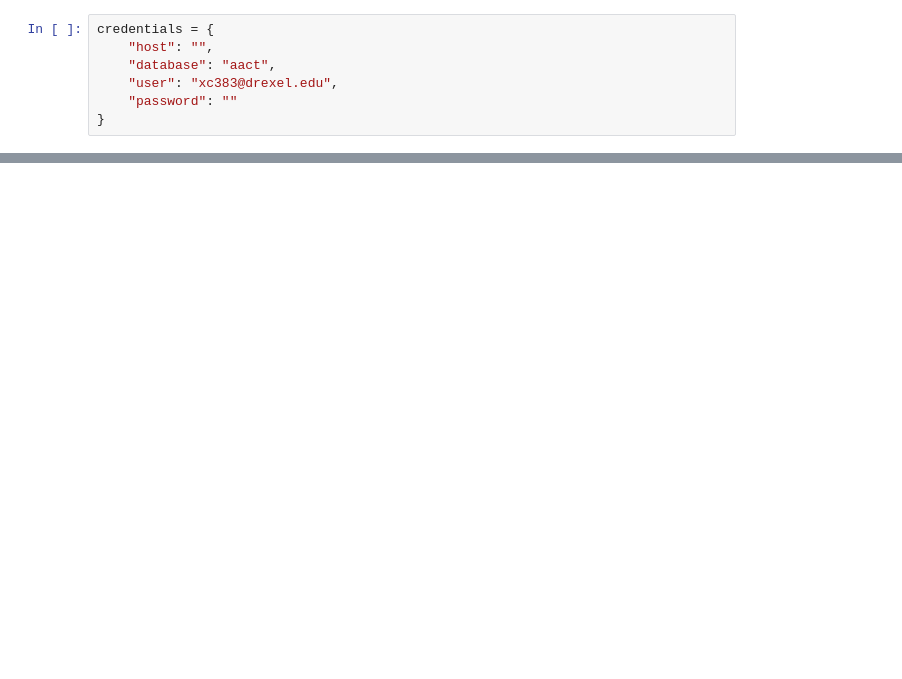
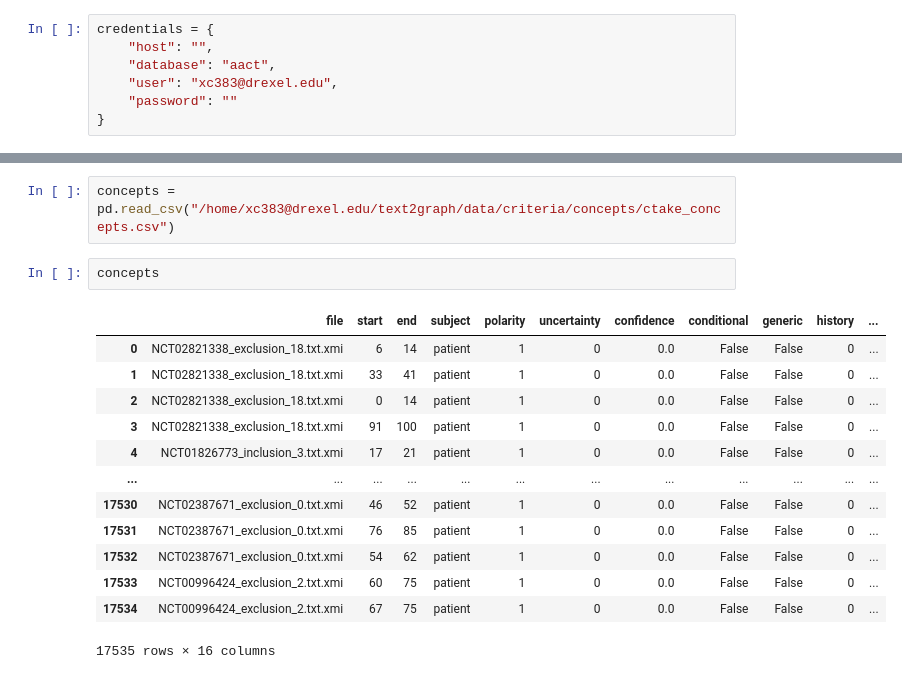
Before and after one commit to jxandercrawford/Text2Graph, a Jupyter notebook: experiments/criteria/base.ipynb, the cells around one changed output, grey strips where cells are left out. Drawn from its saved outputs; the diff is of its cells as text; blank space fills up the shorter version.

Commit message:
criteria

```diff
--- a/experiments/criteria/base.ipynb
+++ b/experiments/criteria/base.ipynb
@@ -149,0 +515,18 @@ inclusions
+# %%
+concepts = pd.read_csv("/home/xc383@drexel.edu/text2graph/data/criteria/concepts/ctake_concepts.csv")
+# %%
+concepts
+# %% [output]
+|  | file | start | end | subject | polarity | uncertainty | confidence | conditional | generic | history | ... |
+| 0 | NCT02821338_exclusion_18.txt.xmi | 6 | 14 | patient | 1 | 0 | 0.0 | False | False | 0 | ... |
+| 1 | NCT02821338_exclusion_18.txt.xmi | 33 | 41 | patient | 1 | 0 | 0.0 | False | False | 0 | ... |
+| 2 | NCT02821338_exclusion_18.txt.xmi | 0 | 14 | patient | 1 | 0 | 0.0 | False | False | 0 | ... |
+| 3 | NCT02821338_exclusion_18.txt.xmi | 91 | 100 | patient | 1 | 0 | 0.0 | False | False | 0 | ... |
+| 4 | NCT01826773_inclusion_3.txt.xmi | 17 | 21 | patient | 1 | 0 | 0.0 | False | False | 0 | ... |
+| ... | ... | ... | ... | ... | ... | ... | ... | ... | ... | ... | ... |
+| 17530 | NCT02387671_exclusion_0.txt.xmi | 46 | 52 | patient | 1 | 0 | 0.0 | False | False | 0 | ... |
+| 17531 | NCT02387671_exclusion_0.txt.xmi | 76 | 85 | patient | 1 | 0 | 0.0 | False | False | 0 | ... |
+| 17532 | NCT02387671_exclusion_0.txt.xmi | 54 | 62 | patient | 1 | 0 | 0.0 | False | False | 0 | ... |
+| 17533 | NCT00996424_exclusion_2.txt.xmi | 60 | 75 | patient | 1 | 0 | 0.0 | False | False | 0 | ... |
+| 17534 | NCT00996424_exclusion_2.txt.xmi | 67 | 75 | patient | 1 | 0 | 0.0 | False | False | 0 | ... |
+17535 rows × 16 columns
```
Also changed, not shown: parts of 54 cells of this notebook, 8 other files.
